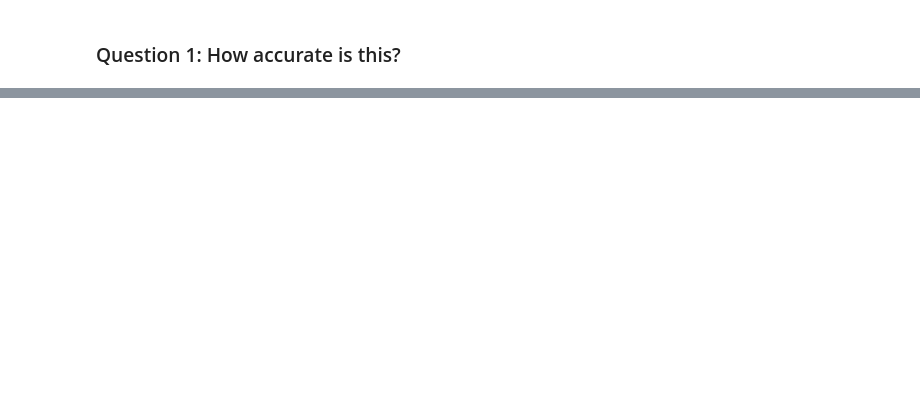
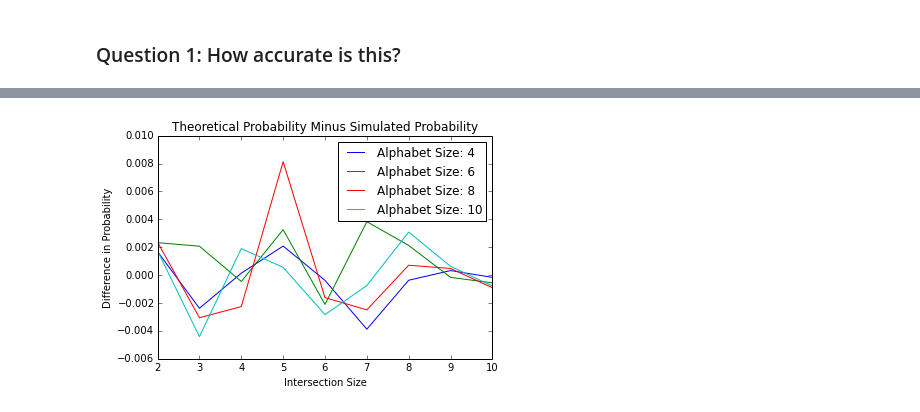
Before and after one commit to IanChar/AutomataGrowth, a Jupyter notebook: notebooks/SubstringProbabilityModel_April162017.ipynb, the cells around one changed output, grey strips where cells are left out. Saved outputs shown, nothing was run; the diff lists cells and outputs as text; code cells hidden in the pictures; blank space fills up the shorter version.

```diff
--- a/notebooks/SubstringProbabilityModel_April162017.ipynb
+++ b/notebooks/SubstringProbabilityModel_April162017.ipynb
@@ -221,0 +322,59 @@ This is close to what we found above but a bit off.
+# %%
+# Constants
+TRIALS = 10000
+ALPHABET_SIZES = [4, 6, 8, 10]
+INTERSECTION_SIZE = range(2, 11)
+COLORS = ['r', 'g', 'b', 'y', 'm']
+
+
+# Taken from http://stackoverflow.com/questions/4941753/is-there-a-math-ncr-function-in-python
+def ncr(n, r):
+    r = min(r, n-r)
+    if r == 0:
+        return 1
+    numer = reduce(op.mul, xrange(n, n-r, -1))
+    denom = reduce(op.mul, xrange(1, r+1))
+    return numer / denom
+
+def get_Nc(c, a):
+    total = (2 ** c - 1) ** a
+    for j in range(c):
+        total -= ncr(c, j) * (2 ** a - 1) ** j
+    return total
+
+def get_theoretical_prob(c, a):
+    return 1 - get_Nc(c, a) / ((2 ** a - 1) ** c)
+
+def get_sim_prob(c, a):
+    alph = [chr(ord('A') + i) for i in range(a)]
+    num_matches = 0
+    for _ in xrange(TRIALS):
+        has_match = True
+        curr_set = None
+        for _ in xrange(c):
+            next_set = set(aho_test.build_random_string(1, alph)[0])
+            if curr_set is None:
+                curr_set = next_set
+            else:
+                curr_set = curr_set.intersection(next_set)
+            if len(curr_set) == 0:
+                has_match = False
+                break
+        num_matches = (num_matches + 1) if has_match else num_matches
+    return num_matches / TRIALS
+
+def plot_diffs():
+    for a in ALPHABET_SIZES:
+        theoretical = [get_theoretical_prob(c, a) for c in INTERSECTION_SIZE]
+        sim = [get_sim_prob(c, a) for c in INTERSECTION_SIZE]
+        diffs = [theoretical[i] - sim[i] for i in range(len(INTERSECTION_SIZE))]
+        plt.plot(INTERSECTION_SIZE, diffs, '-', label='Alphabet Size: ' + str(a))
+    plt.title('Theoretical Probability Minus Simulated Probability')
+    plt.xlabel('Intersection Size')
+    plt.ylabel('Difference in Probability')
+    plt.legend(loc='upper right')
+    plt.show()
+
+plot_diffs()
+# %% [output]
+[figure, added]
```
Also changed, not shown: parts of 19 cells of this notebook, 1 other file.
